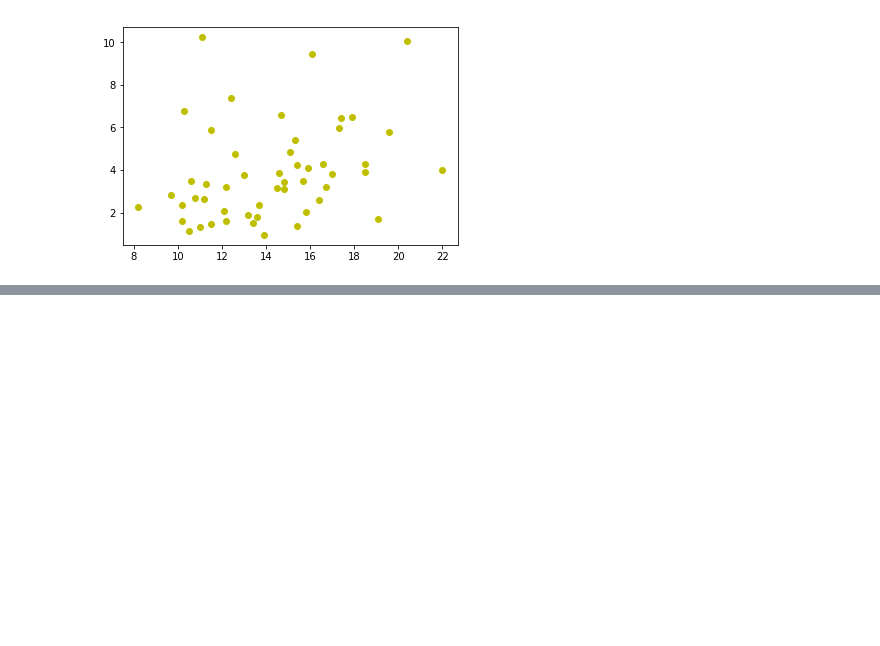
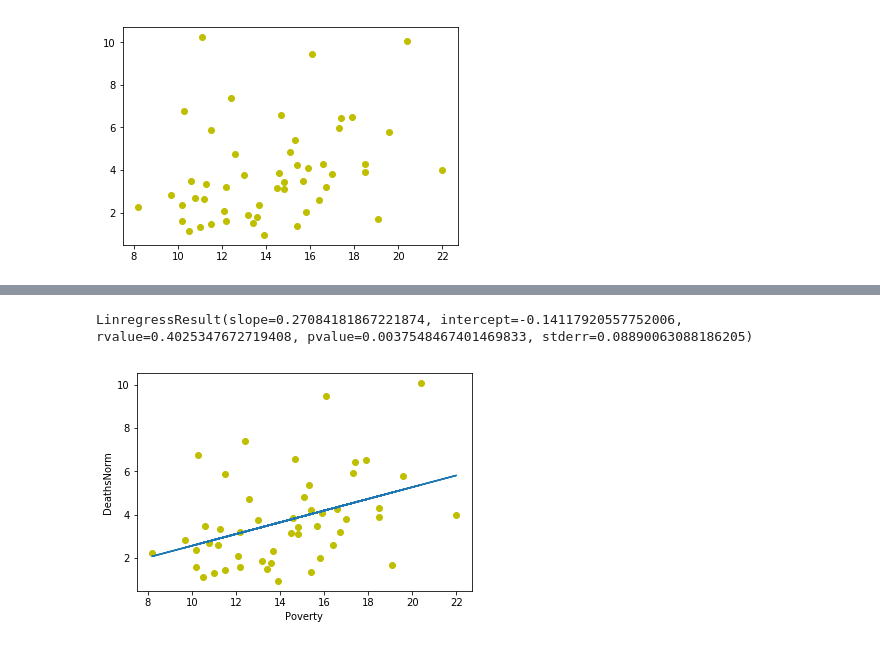
Before and after one commit to eme198project/police_data_analysis, a Jupyter notebook: LinReg.ipynb, the cells around one changed output, grey strips where cells are left out. Saved outputs shown, nothing was run; the diff lists cells and outputs as text; code cells hidden in the pictures; blank space fills up the shorter version.

```diff
--- a/LinReg.ipynb
+++ b/LinReg.ipynb
@@ -51,0 +65,16 @@ LinregressResult(slope=4.132472473071178e-06, intercept=-3.7166470986649074, rva
+# %%
+# Regression line and results for Gini (predictor variable) to Death/1M (response variable)
+x='Poverty'
+y='DeathsNorm'
+
+model = np.polyfit(df15state[x], df15state[y],1)
+modelFit = np.poly1d(model)
+plt.plot(df15state[x],df15state[y], 'yo',df15state[x], modelFit(df15state[x]))
+linres=linregress(df15state[x], df15state[y]) #x and y are arrays or lists.
+plt.ylabel(y)
+plt.xlabel(x)
+
+linres
+# %% [output]
+LinregressResult(slope=0.27084181867221874, intercept=-0.14117920557752006, rvalue=0.4025347672719408, pvalue=0.0037548467401469833, stderr=0.08890063088186205)
+[figure, added]
```
Also changed, not shown: parts of 3 cells of this notebook.
